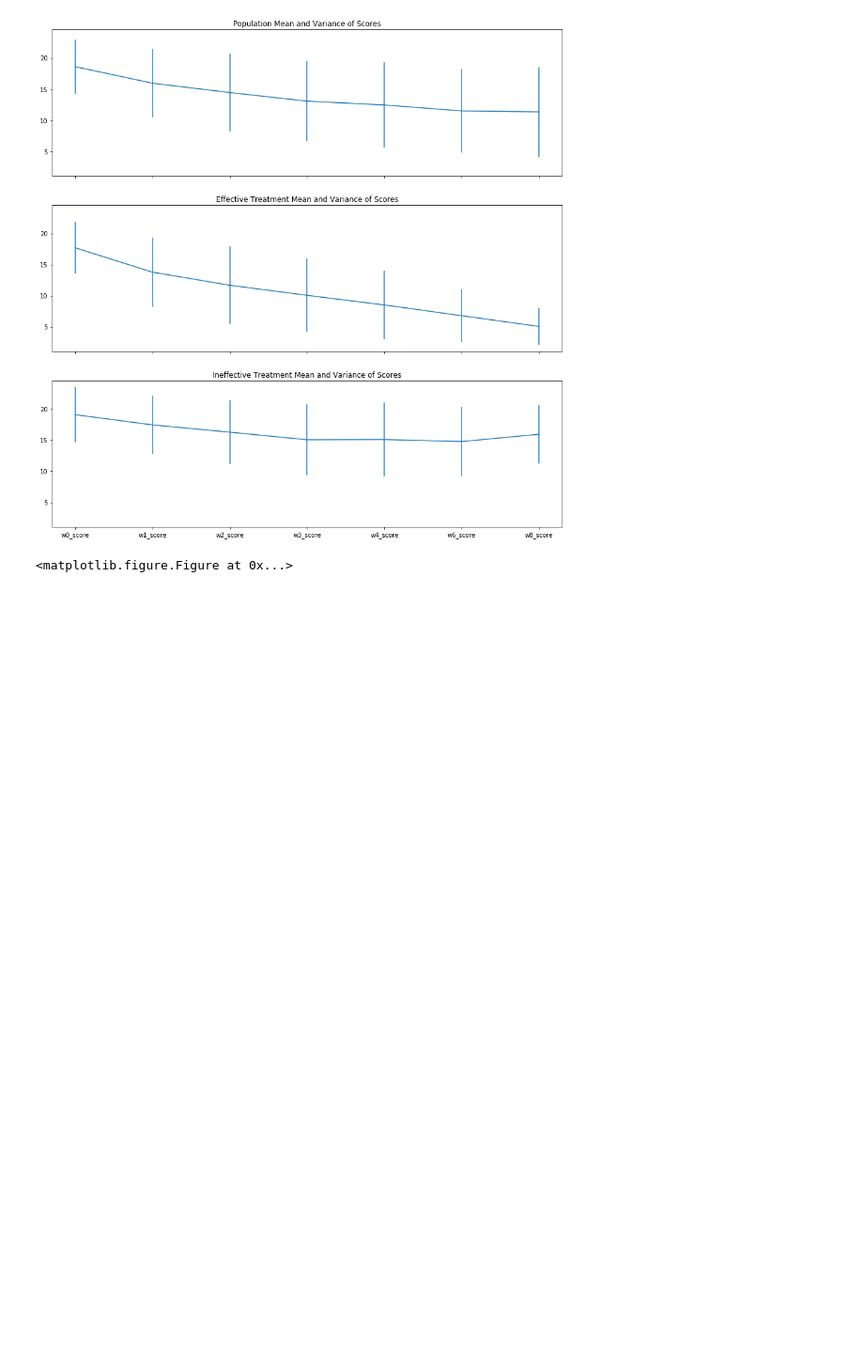
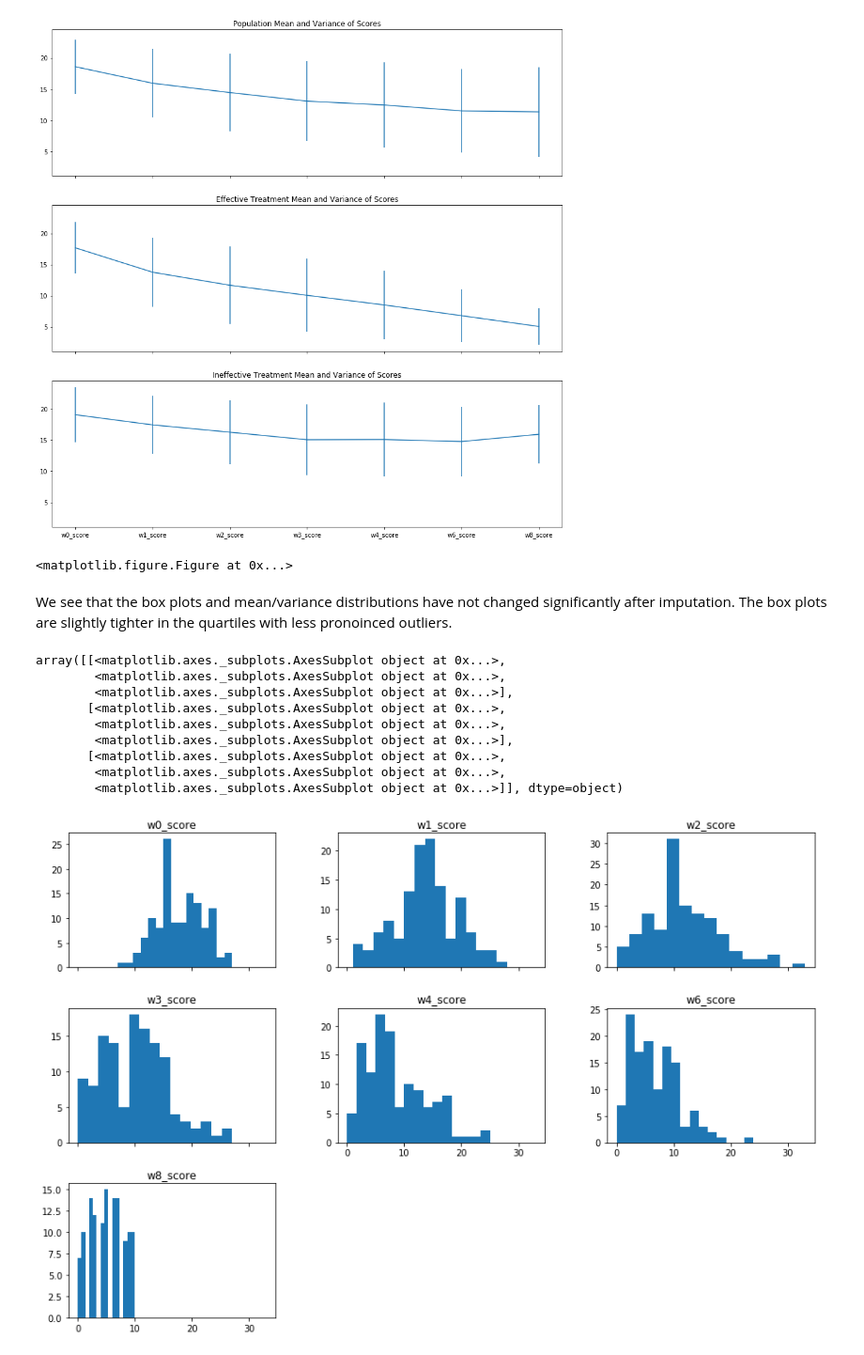
Before and after one commit to moduIo/Clinical-Depression-Study, a Jupyter notebook: main.ipynb, the cells around one changed output. Shown at 94% size. Saved outputs shown, nothing was run; the diff lists cells and outputs as text; code cells hidden in the pictures; blank space fills up the shorter version.

```diff
--- a/main.ipynb
+++ b/main.ipynb
@@ -206,3 +211,18 @@ ax[2].set_title('Ineffective Treatment Mean and Variance of Scores')
 Text(0.5,1,u'Ineffective Treatment Mean and Variance of Scores')
 [figure]
 <matplotlib.figure.Figure at 0x...>
+# %% [markdown]
+We see that the box plots and mean/variance distributions have not changed significantly after imputation.  The box plots are slightly tighter in the quartiles with less pronoinced outliers.
+# %%
+interpolated_data.loc[interpolated_data['label'] == 1].hist(column=first_trial_scores, grid=False, figsize=(15,10), bins=15, sharex=True)
+# %% [output]
+array([[<matplotlib.axes._subplots.AxesSubplot object at 0x...>,
+        <matplotlib.axes._subplots.AxesSubplot object at 0x...>,
+        <matplotlib.axes._subplots.AxesSubplot object at 0x...>],
+       [<matplotlib.axes._subplots.AxesSubplot object at 0x...>,
+        <matplotlib.axes._subplots.AxesSubplot object at 0x...>,
+        <matplotlib.axes._subplots.AxesSubplot object at 0x...>],
+       [<matplotlib.axes._subplots.AxesSubplot object at 0x...>,
+        <matplotlib.axes._subplots.AxesSubplot object at 0x...>,
+        <matplotlib.axes._subplots.AxesSubplot object at 0x...>]], dtype=object)
+[figure, added]
```
Also changed, not shown: parts of 13 cells of this notebook.
